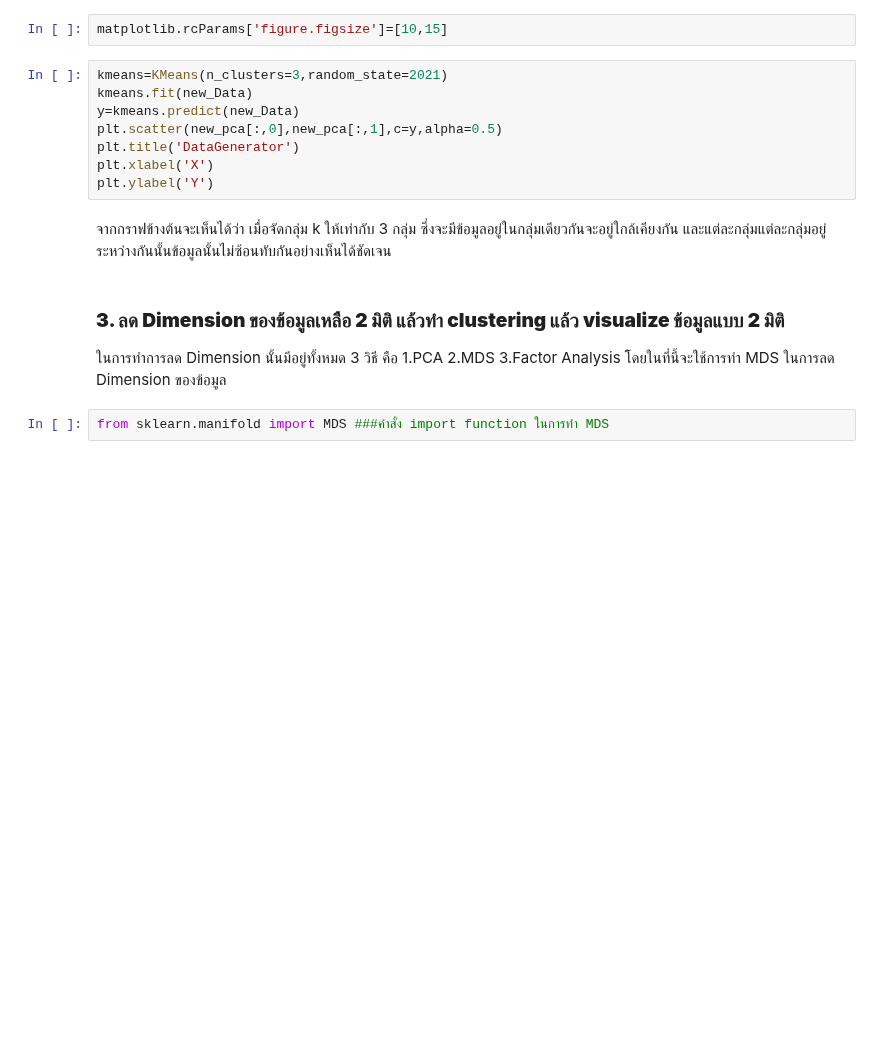
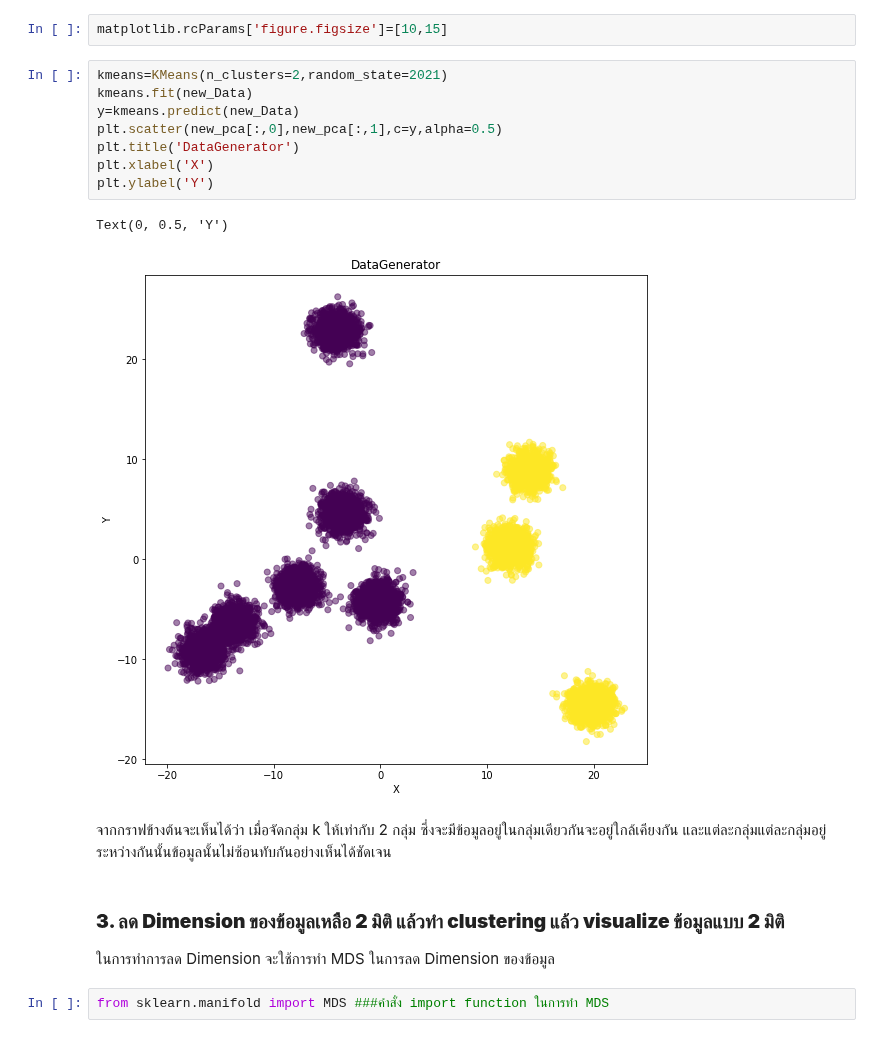
Before and after one commit to naruemonssp/multivariate, a Jupyter notebook: Multivariate_Exam.ipynb, the cells around one changed output. Drawn from its saved outputs; the diff is of its cells as text; blank space fills up the shorter version.

```diff
--- a/Multivariate_Exam.ipynb
+++ b/Multivariate_Exam.ipynb
@@ -293,19 +287,22 @@ plt.ylabel('Silhouette Score');
 # %%
 matplotlib.rcParams['figure.figsize']=[10,15]
 # %%
-kmeans=KMeans(n_clusters=3,random_state=2021)
+kmeans=KMeans(n_clusters=2,random_state=2021)
 kmeans.fit(new_Data)
 y=kmeans.predict(new_Data)
 plt.scatter(new_pca[:,0],new_pca[:,1],c=y,alpha=0.5)
 plt.title('DataGenerator')
 plt.xlabel('X')
 plt.ylabel('Y')
+# %% [output]
+Text(0, 0.5, 'Y')
+[figure, added]
 # %% [markdown]
-จากกราฟข้างต้นจะเห็นได้ว่า เมื่อจัดกลุ่ม k ให้เท่ากับ 3 กลุ่ม ซึ่งจะมีข้อมูลอยู่ในกลุ่มเดียวกันจะอยู่ใกล้เคียงกัน และแต่ละกลุ่มแต่ละกลุ่มอยู่ระหว่างกันนั้นข้อมูลนั้นไม่ซ้อนทับกันอย่างเห็นได้ชัดเจน
+จากกราฟข้างต้นจะเห็นได้ว่า เมื่อจัดกลุ่ม k ให้เท่ากับ 2 กลุ่ม ซึ่งจะมีข้อมูลอยู่ในกลุ่มเดียวกันจะอยู่ใกล้เคียงกัน และแต่ละกลุ่มแต่ละกลุ่มอยู่ระหว่างกันนั้นข้อมูลนั้นไม่ซ้อนทับกันอย่างเห็นได้ชัดเจน
 # %% [markdown]
 ### **3. ลด Dimension ของข้อมูลเหลือ 2 มิติ แล้วทำ clustering แล้ว visualize ข้อมูลแบบ 2 มิติ**
 
-ในการทำการลด Dimension นั้นมีอยู่ทั้งหมด 3 วิธี คือ 1.PCA 2.MDS 3.Factor Analysis โดยในที่นี้จะใช้การทำ MDS ในการลด Dimension ของข้อมูล
+ในการทำการลด Dimension จะใช้การทำ MDS ในการลด Dimension ของข้อมูล
 # %%
 from sklearn.manifold import MDS ###คำสั่ง import function ในการทำ MDS
 # %%
```
Also changed, not shown: parts of 13 cells of this notebook.
